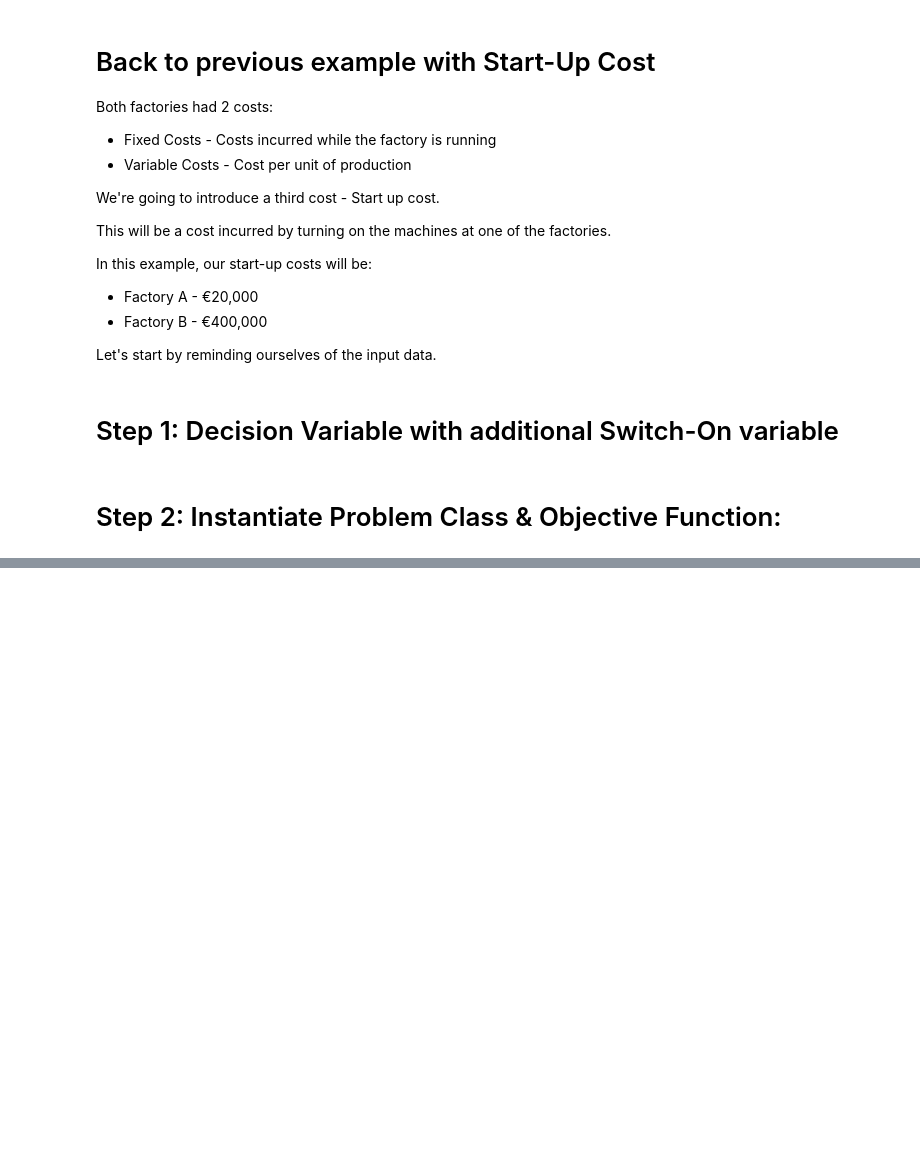
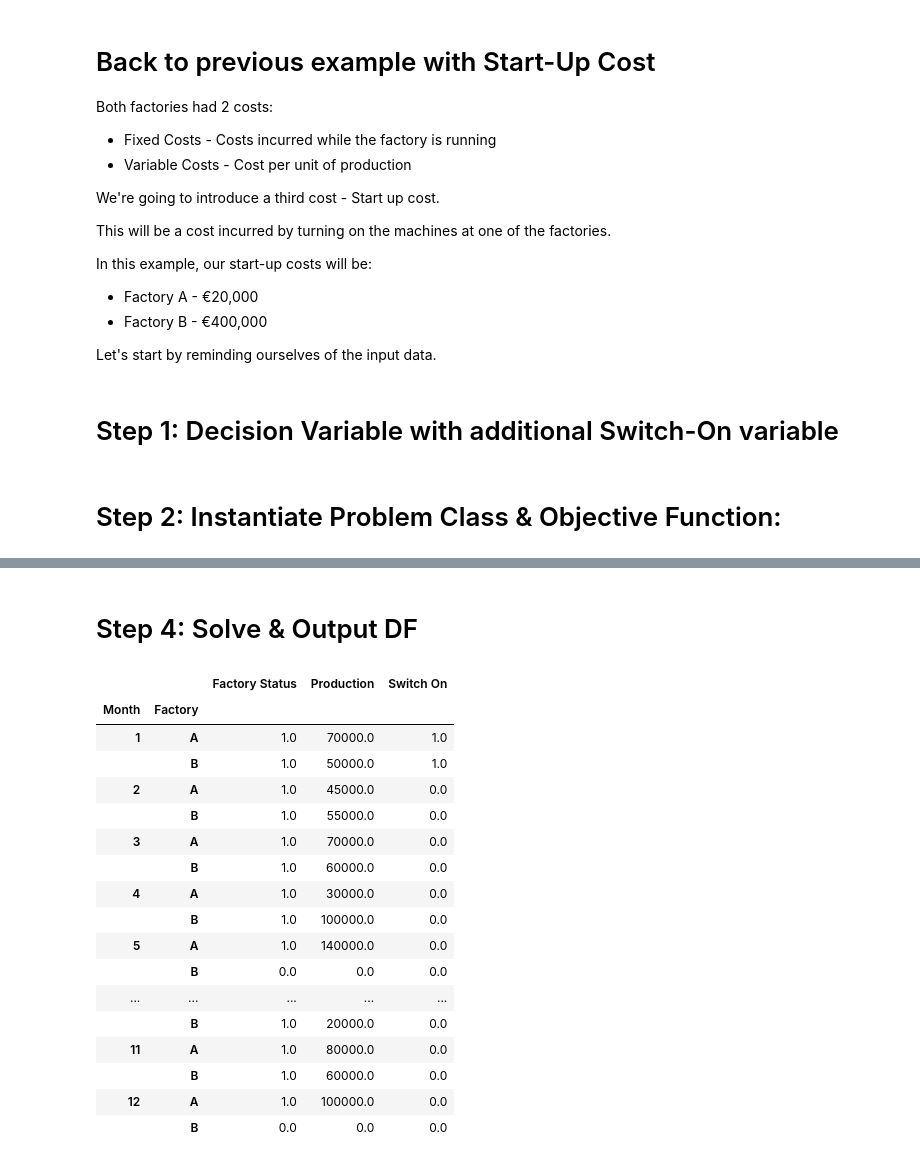
Before and after one commit to tlsandbox/ML-DL-NLP_CrashCourse, a Jupyter notebook: Python Linear Algebra Part 4_Linear Programming.ipynb, the cells around one changed output, grey strips where cells are left out. Drawn from its saved outputs; the diff is of its cells as text; code cells hidden in the pictures; blank space fills up the shorter version.

```diff
--- a/Python Linear Algebra Part 4_Linear Programming.ipynb
+++ b/Python Linear Algebra Part 4_Linear Programming.ipynb
@@ -769,3 +808,56 @@ for month, factory in factories.index:
 # Factory B is off in May
 model += factory_status[5, 'B'] == 0
 model += production[5, 'B'] == 0
+
+
+# --------- Additional Constraint-------------
+
+for month, factory in factories.index:
+    # In month 1, if the factory ison, we assume it turned on
+    if month == 1:
+        model += switch_on[month, factory] == factory_status[month, factory]
+
+    # In other months, if the factory is on in the current month AND off in the previous month, switch on = 1
+    else:
+        model += switch_on[month, factory] >= factory_status[month, factory] - factory_status[month-1, factory]
+        model += switch_on[month, factory] <= 1 - factory_status[month-1, factory]
+        model += switch_on[month, factory] <= factory_status[month, factory]
+# %% [markdown]
+# Step 4: Solve & Output DF
+# %%
+model.solve()
+pulp.LpStatus[model.status]
+
+
+output = []
+for month, factory in production:
+    var_output = {
+        'Month': month,
+        'Factory': factory,
+        'Production': production[(month, factory)].varValue,
+        'Factory Status': factory_status[(month, factory)].varValue,
+        'Switch On': switch_on[(month, factory)].varValue
+    }
+    output.append(var_output)
+output_df = pd.DataFrame.from_records(output).sort_values(['Month', 'Factory'])
+output_df.set_index(['Month', 'Factory'], inplace=True)
+output_df
+# %% [output]
+|  |  | Factory Status | Production | Switch On |
+| Month | Factory |  |  |  |
+| 1 | A | 1.0 | 70000.0 | 1.0 |
+|  | B | 1.0 | 50000.0 | 1.0 |
+| 2 | A | 1.0 | 45000.0 | 0.0 |
+|  | B | 1.0 | 55000.0 | 0.0 |
+| 3 | A | 1.0 | 70000.0 | 0.0 |
+|  | B | 1.0 | 60000.0 | 0.0 |
+| 4 | A | 1.0 | 30000.0 | 0.0 |
+|  | B | 1.0 | 100000.0 | 0.0 |
+| 5 | A | 1.0 | 140000.0 | 0.0 |
+|  | B | 0.0 | 0.0 | 0.0 |
+| ... | ... | ... | ... | ... |
+|  | B | 1.0 | 20000.0 | 0.0 |
+| 11 | A | 1.0 | 80000.0 | 0.0 |
+|  | B | 1.0 | 60000.0 | 0.0 |
+| 12 | A | 1.0 | 100000.0 | 0.0 |
+|  | B | 0.0 | 0.0 | 0.0 |
```
Also changed, not shown: parts of 5 cells of this notebook.
